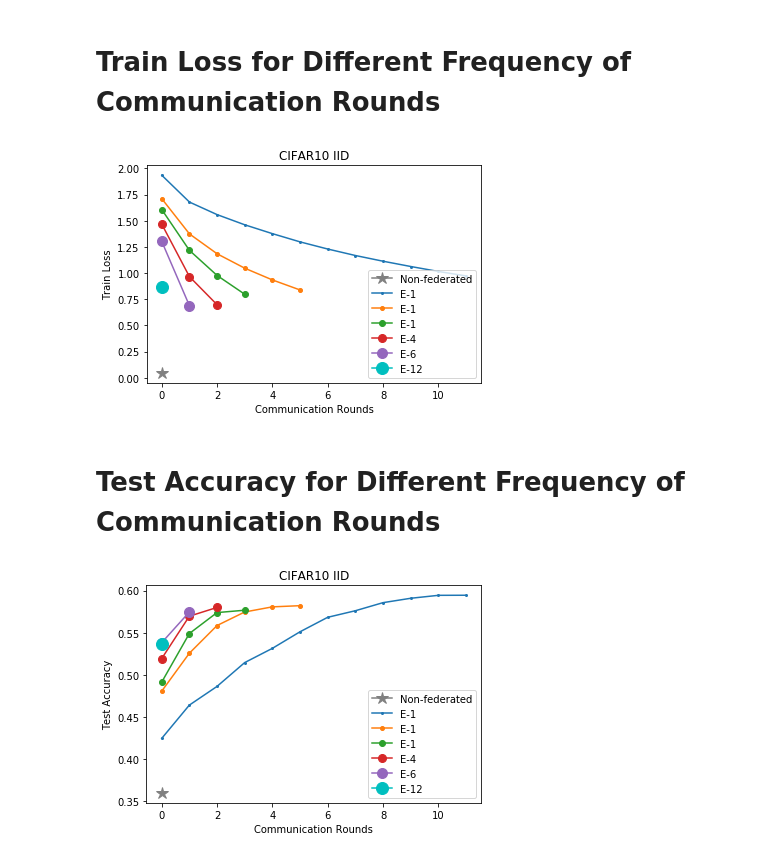
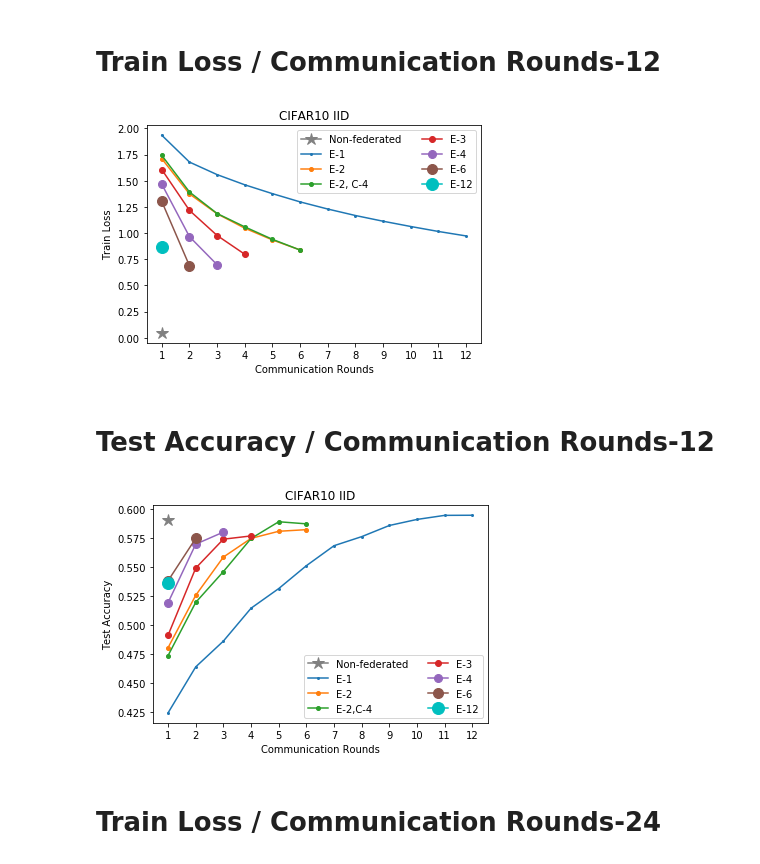
Before and after one commit to abogdanova/FedMed, a Jupyter notebook: Figures.ipynb, the cells around one changed output. Saved outputs shown, nothing was run; the diff lists cells and outputs as text; code cells hidden in the pictures.

```diff
--- a/Figures.ipynb
+++ b/Figures.ipynb
@@ -3,5 +3,5 @@ import matplotlib.pyplot as plt
 import numpy as np
 %matplotlib inline
 # %% [markdown]
-# Train Loss for Different Frequency of Communication Rounds
+# Train Loss / Communication Rounds-12
 # %%
@@ -15,40 +16,48 @@ loss_fed_E12 = [0.86730546]
 # %%
 plt.plot(loss_non_fed, color="grey",  marker='*', markersize = 12, label="Non-federated")
-plt.plot(loss_fed_E1, marker='o', label='E-1', markersize = 2)
-plt.plot(loss_fed_E2, marker='o', label='E-1', markersize = 4)
-plt.plot(loss_fed_E3, marker='o', label='E-1', markersize = 6)
-plt.plot(loss_fed_E4, marker='o', label='E-4', markersize = 8)
-plt.plot(loss_fed_E6, marker='o', label='E-6', markersize = 10)
-plt.plot(loss_fed_E12, 'co-', label='E-12', markersize=12)
+plt.plot(loss_iid_E1, marker='o', label='E-1', markersize = 2)
+plt.plot(loss_iid_E2, marker='o', label='E-2', markersize = 4)
+plt.plot(loss_iid_E2C4, marker='o', label='E-2, C-4', markersize = 4)
+plt.plot(loss_iid_E3, marker='o', label='E-3', markersize = 6)
+plt.plot(loss_iid_E4, marker='o', label='E-4', markersize = 8)
+plt.plot(loss_iid_E6, marker='o', label='E-6', markersize = 10)
+plt.plot(loss_iid_E12, 'co-', label='E-12', markersize=12)
+plt.xticks(np.arange(1, 13, step=1))
 plt.ylabel('Train Loss')
 plt.xlabel('Communication Rounds')
+
 plt.title("CIFAR10 IID")
-plt.legend()
+plt.legend(ncol=2)
 plt.show()
 # %% [output]
-[figure, old version]
+[figure, new version]
 # %% [markdown]
-# Test Accuracy for Different Frequency of Communication Rounds
+# Test Accuracy / Communication Rounds-12
 # %%
-acc_non_fed = [0.3597]
-acc_fed_E1 = [0.4244, 0.464, 0.4862, 0.5145, 0.5314, 0.5511, 0.5683, 0.5761, 0.5857, 0.5909, 0.5944, 0.5945]
-acc_fed_E2 = [0.4805, 0.5256, 0.5585, 0.5746, 0.5807, 0.5821]
-acc_fed_E3 = [0.4912, 0.549, 0.5739, 0.5767]
-acc_fed_E4 = [0.5192, 0.5696, 0.58]
-acc_fed_E6 = [0.5381, 0.5746]
-acc_fed_E12 = [0.536]
+acc_non_fed = [None,  0.5907]
+acc_iid_E1 = [None, 0.4244, 0.464, 0.4862, 0.5145, 0.5314, 0.5511, 0.5683, 0.5761, 0.5857, 0.5909, 0.5944, 0.5945]
+acc_iid_E2 = [None, 0.4805, 0.5256, 0.5585, 0.5746, 0.5807, 0.5821]
+acc_iid_E2C4 = [None, 0.4737, 0.5195, 0.546, 0.5745, 0.5889, 0.5871]
+acc_iid_E3 = [None, 0.4912, 0.549, 0.5739, 0.5767]
+acc_iid_E4 = [None, 0.5192, 0.5696, 0.58]
+acc_iid_E6 = [None, 0.5381, 0.5746]
+acc_iid_E12 = [None, 0.536]
 # %%
 plt.plot(acc_non_fed, color="grey",  marker='*', markersize = 12, label="Non-federated")
-plt.plot(acc_fed_E1, marker='o', label='E-1', markersize = 2)
-plt.plot(acc_fed_E2, marker='o', label='E-1', markersize = 4)
-plt.plot(acc_fed_E3, marker='o', label='E-1', markersize = 6)
-plt.plot(acc_fed_E4, marker='o', label='E-4', markersize = 8)
-plt.plot(acc_fed_E6, marker='o', label='E-6', markersize = 10)
-plt.plot(acc_fed_E12, 'co-', label='E-12', markersize=12)
+plt.plot(acc_iid_E1, marker='o', label='E-1', markersize = 2)
+plt.plot(acc_iid_E2, marker='o', label='E-2', markersize = 4)
+plt.plot(acc_iid_E2C4, marker='o', label='E-2,C-4', markersize = 4)
+plt.plot(acc_iid_E3, marker='o', label='E-3', markersize = 6)
+plt.plot(acc_iid_E4, marker='o', label='E-4', markersize = 8)
+plt.plot(acc_iid_E6, marker='o', label='E-6', markersize = 10)
+plt.plot(acc_iid_E12, 'co-', label='E-12', markersize=12)
+plt.xticks(np.arange(1, 13, step=1))
 plt.ylabel('Test Accuracy')
 plt.xlabel('Communication Rounds')
 plt.title("CIFAR10 IID")
-plt.legend()
+plt.legend(ncol=2)
 plt.show()
 # %% [output]
-[figure, old version]
+[figure, new version]
+# %% [markdown]
+# Train Loss / Communication Rounds-24
```
Also changed, not shown: parts of 6 cells of this notebook, 11 other files.
